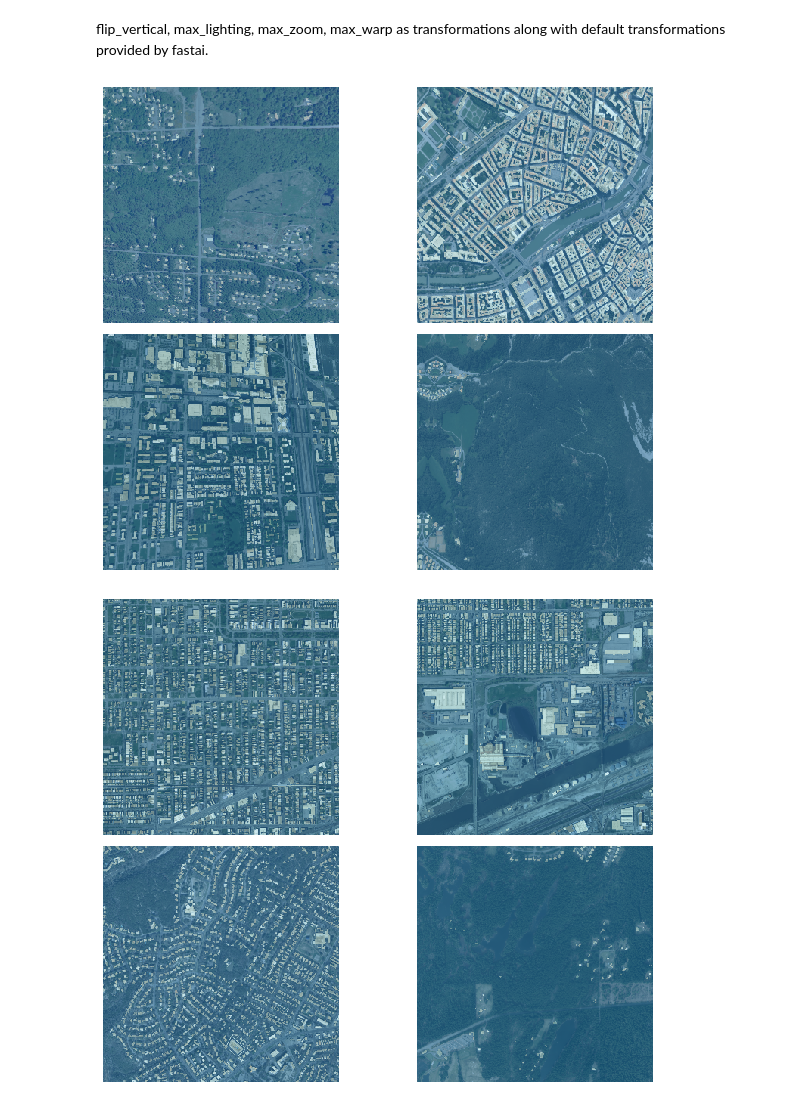
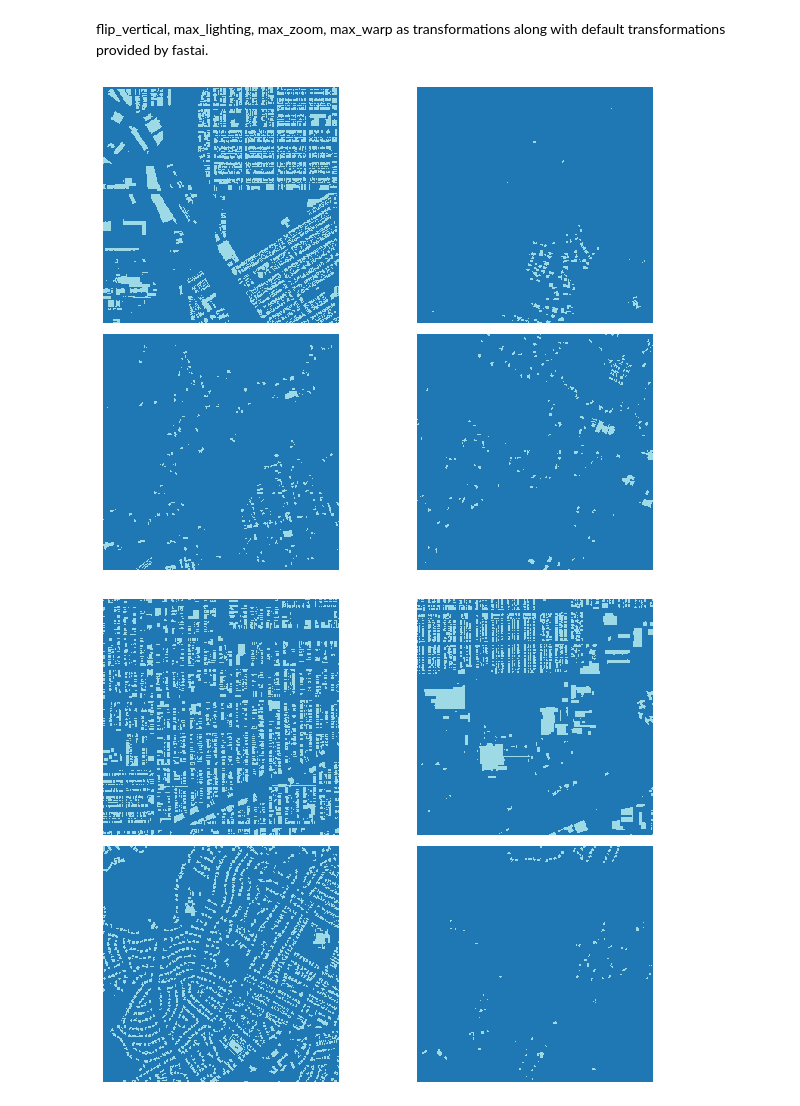
Before and after one commit to SharpestProjects/SemSegBuildings, a Jupyter notebook: SemSegBuildings/SemSegBuildings.ipynb, the cells around one changed output. Cells and saved outputs as stored; diff of their text form; code cells hidden in the pictures.

```diff
--- a/SemSegBuildings/SemSegBuildings.ipynb
+++ b/SemSegBuildings/SemSegBuildings.ipynb
@@ -62,3 +53,6 @@ using bs=8, have 16270MB of GPU RAM free
+# %%
+size = src_size//16
+bs = 8
 # %%
 labels = [0, 255]
 # %% [markdown]
@@ -80,15 +74,15 @@ src = (SegItemListCustom.from_folder('/home/jupyter/AerialImageDataset/train/')
 # %% [markdown]
 flip_vertical, max_lighting, max_zoom, max_warp as transformations along with default transformations provided by fastai.
 # %%
-data = (src.transform(get_transforms(flip_vert=True), size=size, tfm_y=True)
+data = (src.transform(get_transforms(max_rotate = 25, flip_vert=True), size=size, tfm_y=True)
        .databunch(bs=bs)
        .normalize(imagenet_stats))
 # %%
-data.show_batch(2, figsize=(10,7))
+data.show_batch(2, figsize=(10,7), alpha=1)
 # %% [output]
-[figure, old version]
+[figure, new version]
 # %%
-data.show_batch(2, figsize=(10,7), ds_type=DatasetType.Valid)
+data.show_batch(2, figsize=(10,7), ds_type=DatasetType.Valid, alpha=1)
 # %% [output]
-[figure, old version]
+[figure, new version]
 # %%
```
Also changed, not shown: parts of 34 cells of this notebook, 1 other file.
